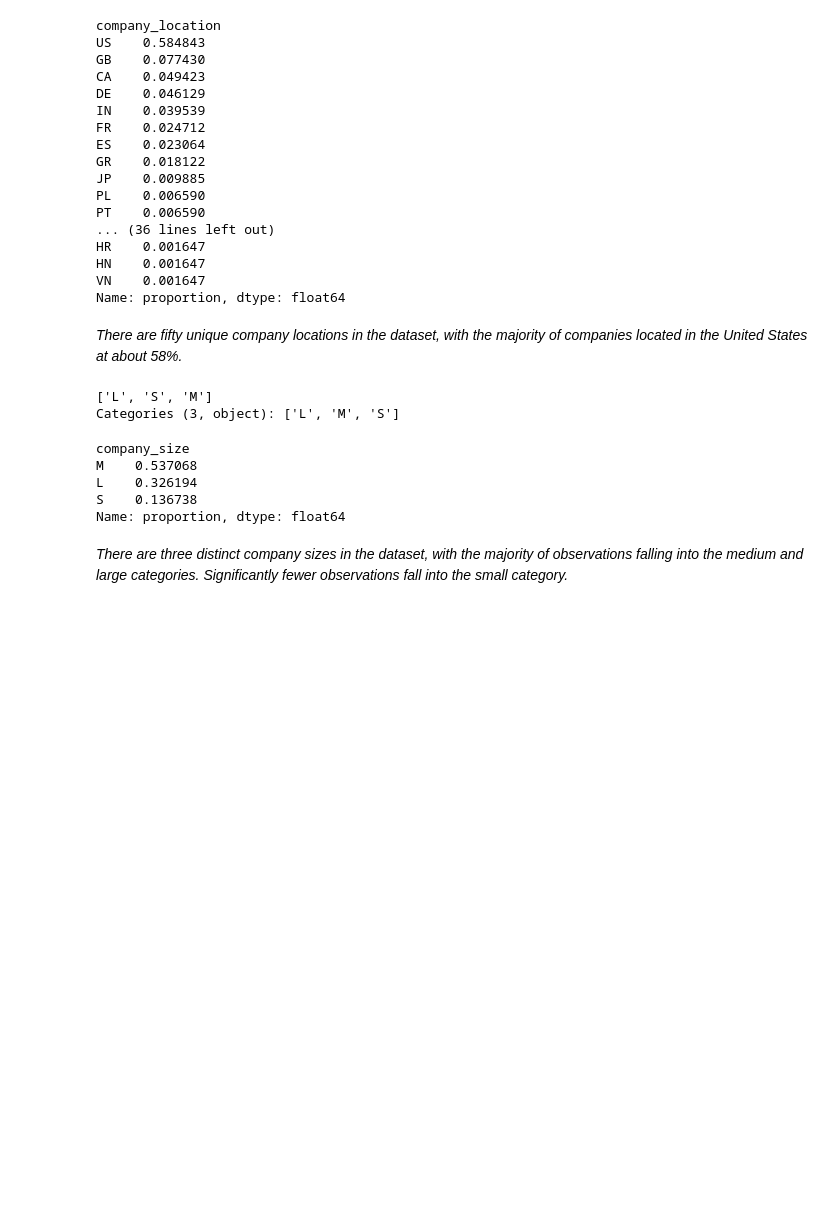
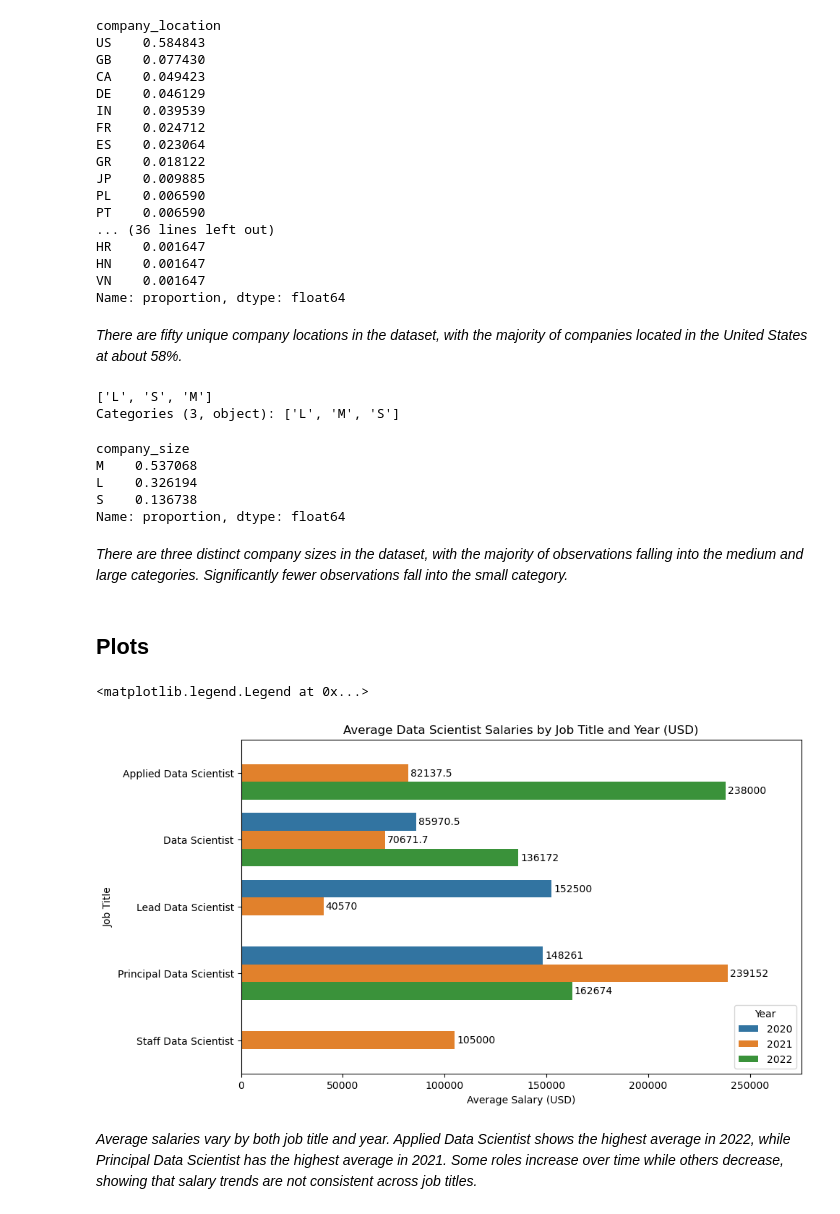
Before and after one commit to Evebarr20/DSE5002_Project1, a Jupyter notebook: Project_01.ipynb, the cells around one changed output. Cells and saved outputs as stored; diff of their text form; code cells hidden in the pictures; blank space fills up the shorter version.

Commit message:
plot work_year, job_titles, and salary_in_usd

```diff
--- a/Project_01.ipynb
+++ b/Project_01.ipynb
@@ -321,3 +323,43 @@ S    0.136738
 Name: proportion, dtype: float64
 # %% [markdown]
 *There are three distinct company sizes in the dataset, with the majority of observations falling into the medium and large categories. Significantly fewer observations fall into the small category.*
+# %% [markdown]
+## Plots
+# %%
+# filter job tiles
+filter_jt = filter_jt[filter_jt['job_title'].str.contains('Data Scientist')]
+filter_jt["job_title"] = filter_jt["job_title"].cat.remove_unused_categories()
+avg_salary =(filter_jt
+    .groupby(["work_year", "job_title"],observed=True)["salary_in_usd"]
+    .mean()
+    .reset_index()
+             )
+# %%
+# Barplot to show work_year, job_title, and salary_in_usd
+# make plot wider
+plt.figure(figsize = (10, 6))
+ax = sns.barplot(
+    data = avg_salary,
+    x = "salary_in_usd",
+    y = "job_title",
+    hue = "work_year",
+    orient = "y",
+    estimator="sum", errorbar=None)
+
+# text labels with each bar value
+for container in ax.containers:
+    ax.bar_label(container, fontsize = 10, padding = 2)
+
+# adds about 15% extra space on the right so text labels don't cut off
+ax.margins(x = 0.15)
+
+# add labels
+plt.title("Average Data Scientist Salaries by Job Title and Year (USD)")
+plt.xlabel("Average Salary (USD)")
+plt.ylabel("Job Title")
+plt.legend(title = "Year")
+# %% [output]
+<matplotlib.legend.Legend at 0x...>
+[figure, added]
+# %% [markdown]
+*Average salaries vary by both job title and year. Applied Data Scientist shows the highest average in 2022, while Principal Data Scientist has the highest average in 2021. Some roles increase over time while others decrease, showing that salary trends are not consistent across job titles.*
```
Also changed, not shown: parts of 1 cell of this notebook.
